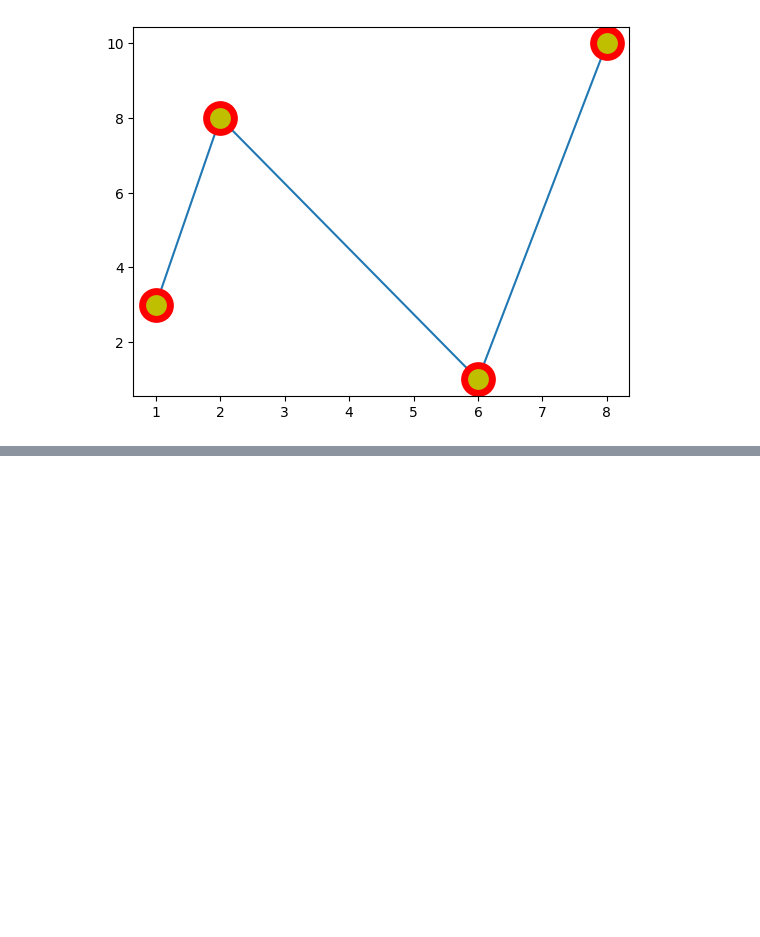
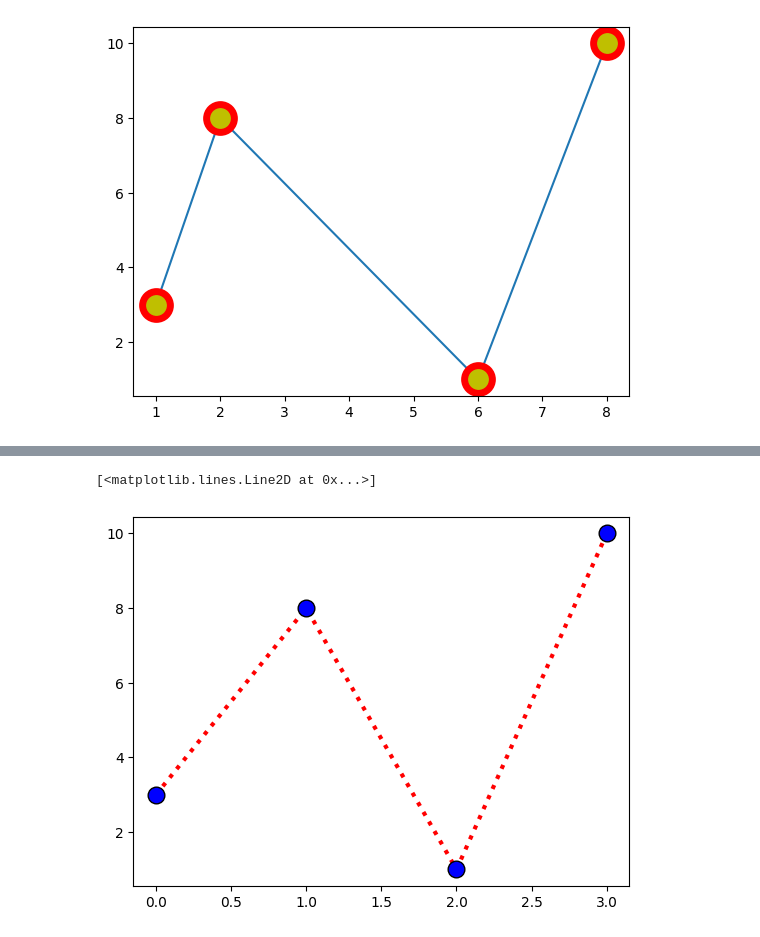
Before and after one commit to Ansh-dev-2005/Machine-Learning-and-Artificial-Intelligence, a Jupyter notebook: visualization.ipynb, the cells around one changed output, grey strips where cells are left out. Cells and saved outputs as stored; diff of their text form; code cells hidden in the pictures; blank space fills up the shorter version.

```diff
--- a/visualization.ipynb
+++ b/visualization.ipynb
@@ -52,0 +64,6 @@ plt.show()
+# %%
+ypoints = np.array([3, 8, 1, 10])
+plt.plot(ypoints,linestyle = 'dotted', color = 'r', linewidth = 3, markersize = 12, markerfacecolor = 'b', marker = 'o', markeredgecolor = 'k')
+# %% [output]
+[<matplotlib.lines.Line2D at 0x...>]
+[figure, added]
```
Also changed, not shown: parts of 8 cells of this notebook, 1 other file.
